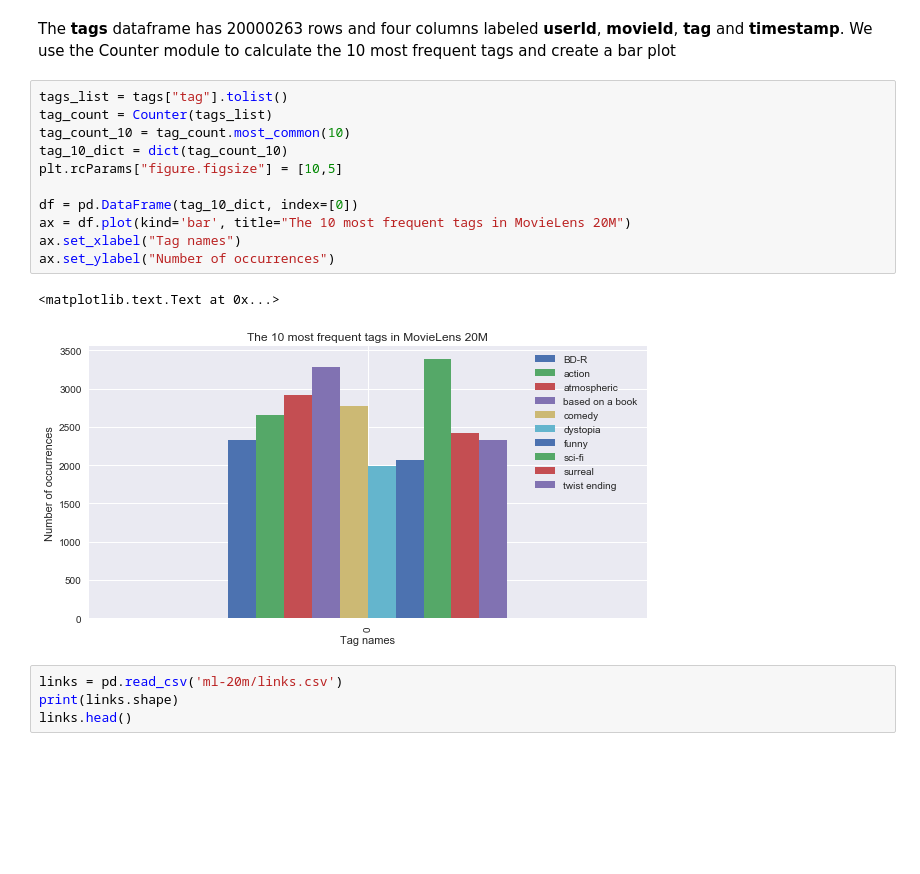
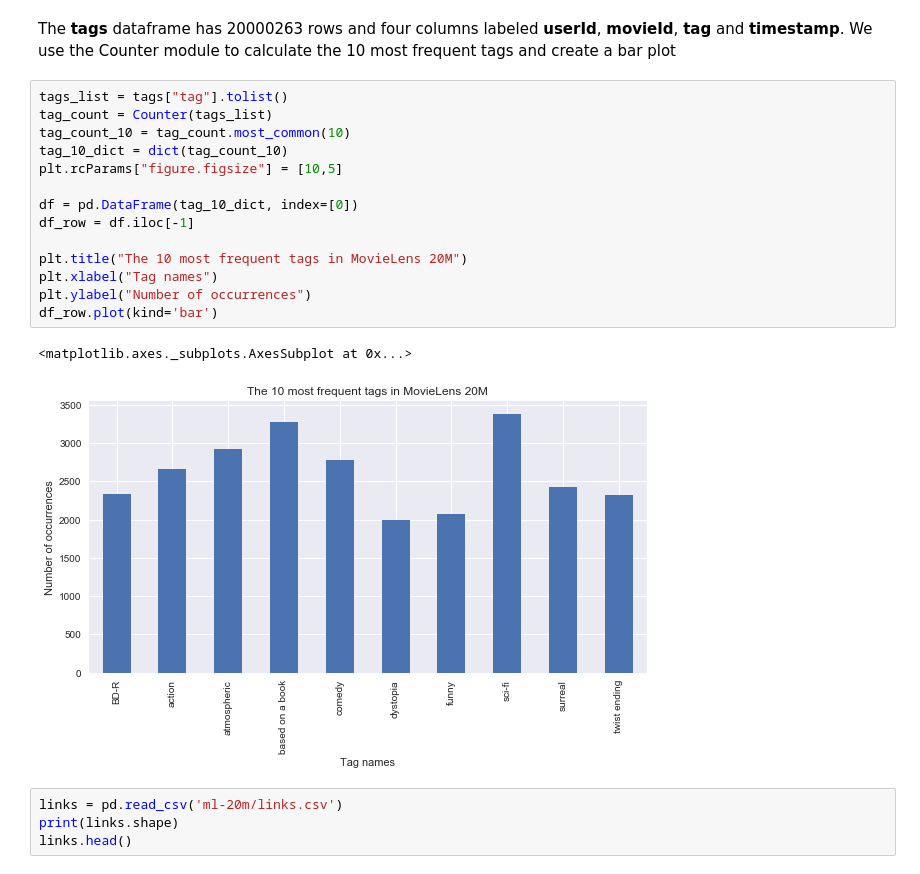
Before and after one commit to ipandzic/MovieLens, a Jupyter notebook: MRS.ipynb, the cells around one changed output. Drawn from its saved outputs; the diff is of its cells as text; blank space fills up the shorter version.

```diff
--- a/MRS.ipynb
+++ b/MRS.ipynb
@@ -167,17 +187,20 @@ We use the Counter module to calculate the 10 most frequent tags and create a ba
 # %%
 tags_list = tags["tag"].tolist()
 tag_count = Counter(tags_list)
 tag_count_10 = tag_count.most_common(10)
 tag_10_dict = dict(tag_count_10)
 plt.rcParams["figure.figsize"] = [10,5]
 
 df = pd.DataFrame(tag_10_dict, index=[0])
-ax = df.plot(kind='bar', title="The 10 most frequent tags in MovieLens 20M")
-ax.set_xlabel("Tag names")
-ax.set_ylabel("Number of occurrences")
+df_row = df.iloc[-1]
+
+plt.title("The 10 most frequent tags in MovieLens 20M")
+plt.xlabel("Tag names")
+plt.ylabel("Number of occurrences")
+df_row.plot(kind='bar')
 # %% [output]
-<matplotlib.text.Text at 0x...>
+<matplotlib.axes._subplots.AxesSubplot at 0x...>
-[figure, old version]
+[figure, new version]
 # %%
 links = pd.read_csv('ml-20m/links.csv')
 print(links.shape)
```
Also changed, not shown: parts of 7 cells of this notebook.
